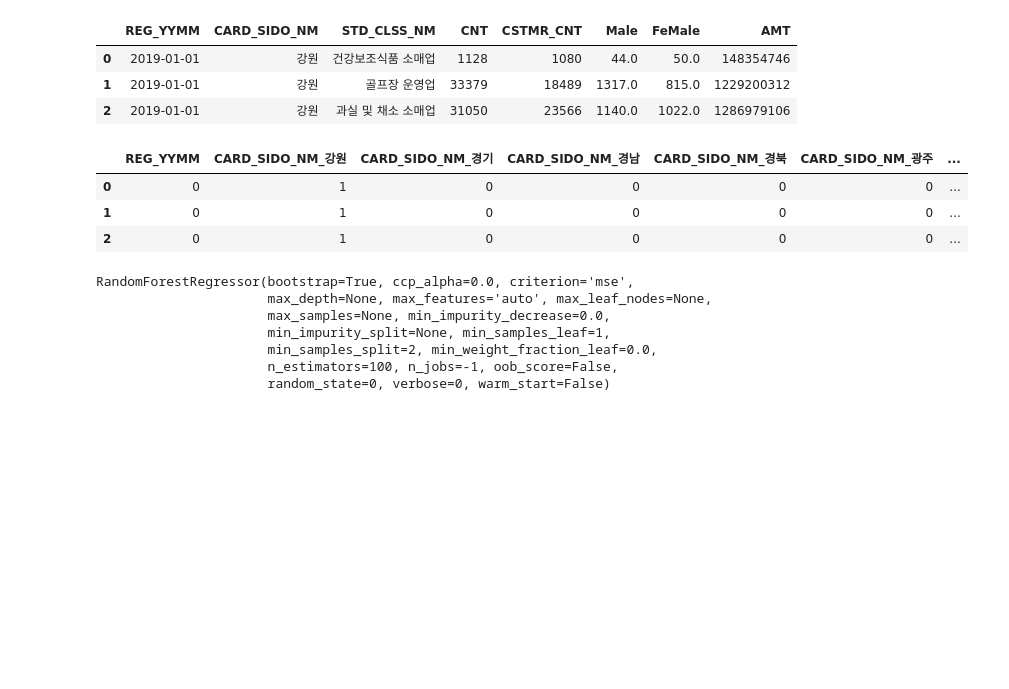
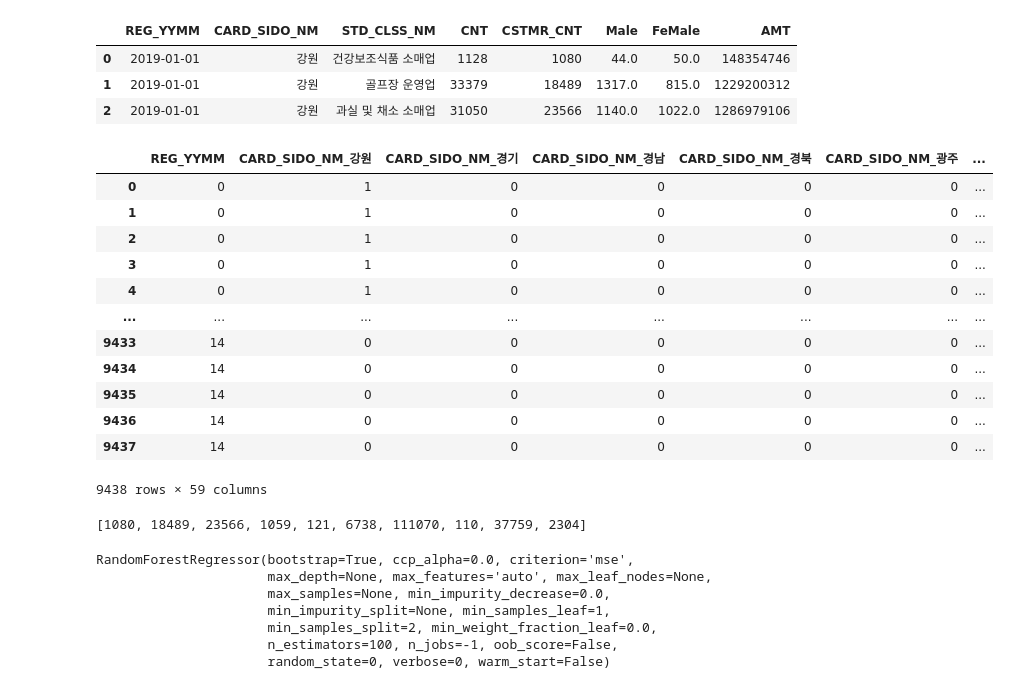
Before and after one commit to brainer3220/Jeju_CreditCard_Compete, a Jupyter notebook: 제주_빅데이터_경진대회.ipynb, the cells around one changed output. Cells and saved outputs as stored; diff of their text form; code cells hidden in the pictures; blank space fills up the shorter version.

```diff
--- a/제주_빅데이터_경진대회.ipynb
+++ b/제주_빅데이터_경진대회.ipynb
@@ -471,17 +480,28 @@ tmp.head(3)
 # %%
 X_CSTMR_CNT = pd.concat([pd.DataFrame(X_trainDateEncoded), tmp['CARD_SIDO_NM'], tmp['STD_CLSS_NM']], axis=1)
 X_CSTMR_CNT = pd.get_dummies(X_CSTMR_CNT)
 X_CSTMR_CNT = X_CSTMR_CNT.rename(columns = {0: 'REG_YYMM'})
 
-X_CSTMR_CNT.head(3)
+X_CSTMR_CNT
 # %% [output]
 |  | REG_YYMM | CARD_SIDO_NM_강원 | CARD_SIDO_NM_경기 | CARD_SIDO_NM_경남 | CARD_SIDO_NM_경북 | CARD_SIDO_NM_광주 | ... |
 | 0 | 0 | 1 | 0 | 0 | 0 | 0 | ... |
 | 1 | 0 | 1 | 0 | 0 | 0 | 0 | ... |
 | 2 | 0 | 1 | 0 | 0 | 0 | 0 | ... |
+| 3 | 0 | 1 | 0 | 0 | 0 | 0 | ... |
+| 4 | 0 | 1 | 0 | 0 | 0 | 0 | ... |
+| ... | ... | ... | ... | ... | ... | ... | ... |
+| 9433 | 14 | 0 | 0 | 0 | 0 | 0 | ... |
+| 9434 | 14 | 0 | 0 | 0 | 0 | 0 | ... |
+| 9435 | 14 | 0 | 0 | 0 | 0 | 0 | ... |
+| 9436 | 14 | 0 | 0 | 0 | 0 | 0 | ... |
+| 9437 | 14 | 0 | 0 | 0 | 0 | 0 | ... |
+9438 rows × 59 columns
 # %%
 CSTMR_CNT = (tmp['CSTMR_CNT']).tolist()
-# CSTMR_CNT
+CSTMR_CNT[0:10]
+# %% [output]
+[1080, 18489, 23566, 1059, 121, 6738, 111070, 110, 37759, 2304]
 # %%
 model.fit(X_CSTMR_CNT, CSTMR_CNT)
 # %% [output]
```
Also changed, not shown: parts of 3 cells of this notebook.
